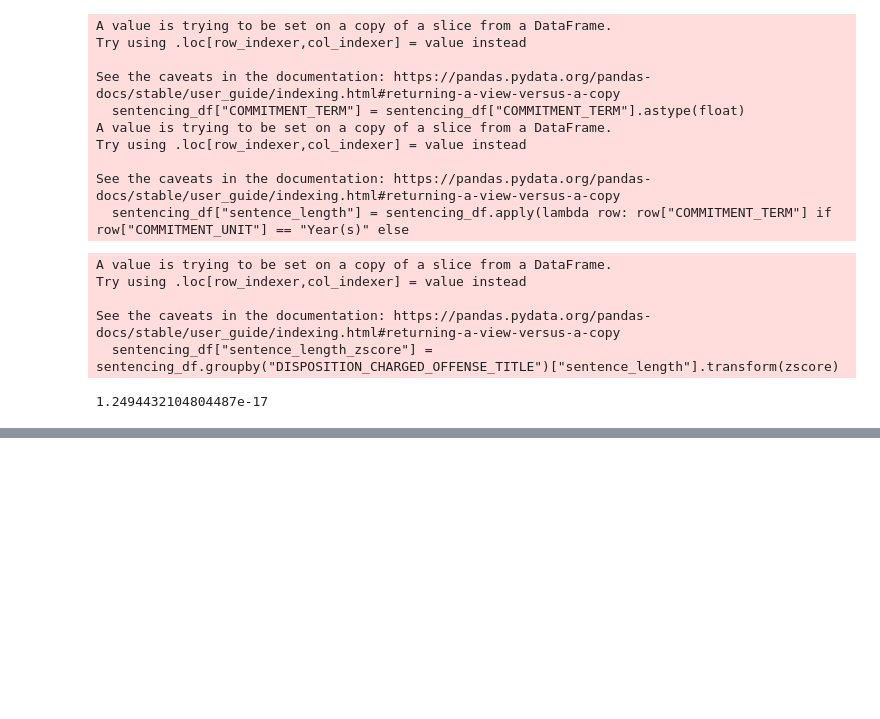
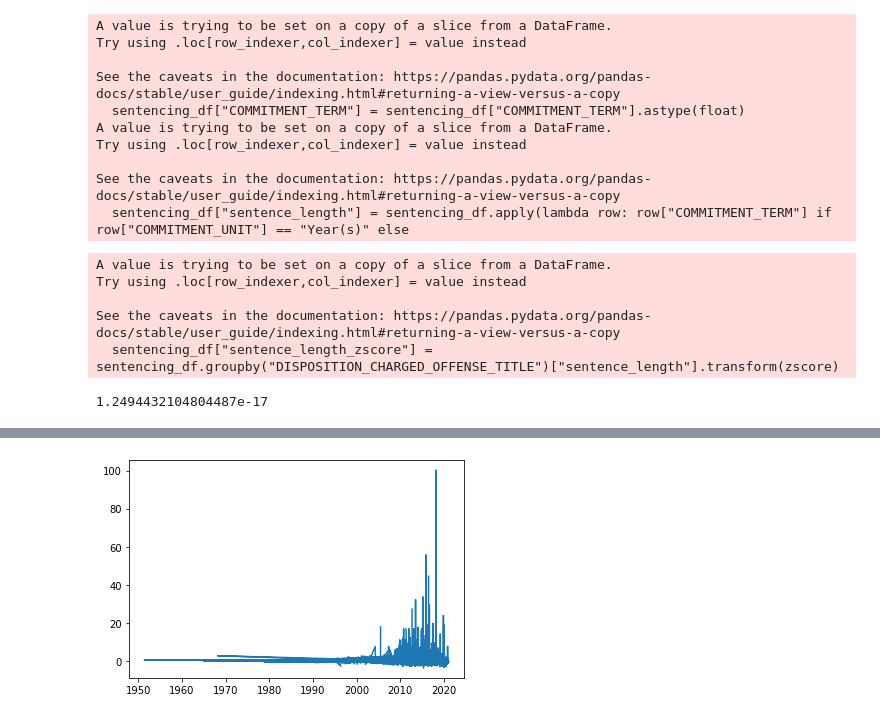
Before and after one commit to jomillah/QSS20_Final_Project, a Jupyter notebook: Code/00_data_cleaning_merging.ipynb, the cells around one changed output, grey strips where cells are left out. Drawn from its saved outputs; the diff is of its cells as text; code cells hidden in the pictures; blank space fills up the shorter version.

```diff
--- a/Code/00_data_cleaning_merging.ipynb
+++ b/Code/00_data_cleaning_merging.ipynb
@@ -103,0 +102,19 @@ See the caveats in the documentation: https://pandas.pydata.org/pandas-docs/stab
+# %%
+## Investigating which judges have the highest and lowest mean z scores
+
+## About 200 judges
+
+judges = sentencing_df.groupby("SENTENCE_JUDGE")["sentence_length_zscore"].apply(np.mean).sort_values(ascending = False)
+
+## list of top 50% and bottom 50% judges in terms of sentencing severity
+
+max_judges = judges[:123].index
+
+min_judges = judges[124:].index
+
+max_subset = sentencing_df[sentencing_df["SENTENCE_JUDGE"].isin(max_judges)]
+
+min_subset = sentencing_df[sentencing_df["SENTENCE_JUDGE"].isin(min_judges)]
+
+
+min_subset.columns
@@ -103,0 +142,62 @@ See the caveats in the documentation: https://pandas.pydata.org/pandas-docs/stab
+# %%
+## Investigating what to actually try to show
+
+max_subset["is_white_derived"].value_counts()
+min_subset["is_white_derived"].value_counts()
+
+## Race
+
+## min_subset.groupby(["is_white_derived", "simplified_offense_derived"])["sentence_length_zscore"].apply(np.mean)
+## max_subset.groupby(["is_white_derived", "simplified_offense_derived"])["sentence_length_zscore"].apply(np.mean)
+
+## number of cases
+
+max_subset["CASE_ID"].nunique()
+min_subset["CASE_ID"].nunique()
+
+
+## Location
+
+## court location
+
+sentencing_df.groupby("SENTENCE_COURT_FACILITY")["sentence_length_zscore"].apply(np.mean)
+
+
+## crime location
+
+sentencing_df.groupby("INCIDENT_CITY")["sentence_length_zscore"].apply(np.mean)
+
+
+## Case Length
+
+import matplotlib.pyplot as plt
+
+## plt.scatter(sentencing_df["sentence_length_zscore"], sentencing_df["LENGTH_OF_CASE_in_Days"])
+
+## doesn't' seem like it matters tbh
+
+## Age
+
+sentencing_df.groupby("AGE_AT_INCIDENT")["sentence_length_zscore"].apply(np.mean).sort_values()
+
+## Gender
+
+sentencing_df.groupby("GENDER")["sentence_length_zscore"].apply(np.mean)
+
+## Law enforcement agency
+
+sentencing_df.groupby("LAW_ENFORCEMENT_AGENCY")["sentence_length_zscore"].apply(np.mean)
+
+## Severity over time
+
+sentencing_df['ARREST_DATE'] = pd.to_datetime(sentencing_df['ARREST_DATE'])
+
+plt.plot(sentencing_df["ARREST_DATE"], sentencing_df["sentence_length_zscore"])
+
+
+## Sentence type (be wary of this)
+
+sentencing_df.groupby("SENTENCE_TYPE")["sentence_length_zscore"].apply(np.mean).sort_values()
+
+##
+# %% [output]
@@ -103,0 +294 @@ See the caveats in the documentation: https://pandas.pydata.org/pandas-docs/stab
+[figure, added]
```
Also changed, not shown: parts of 9 cells of this notebook.
